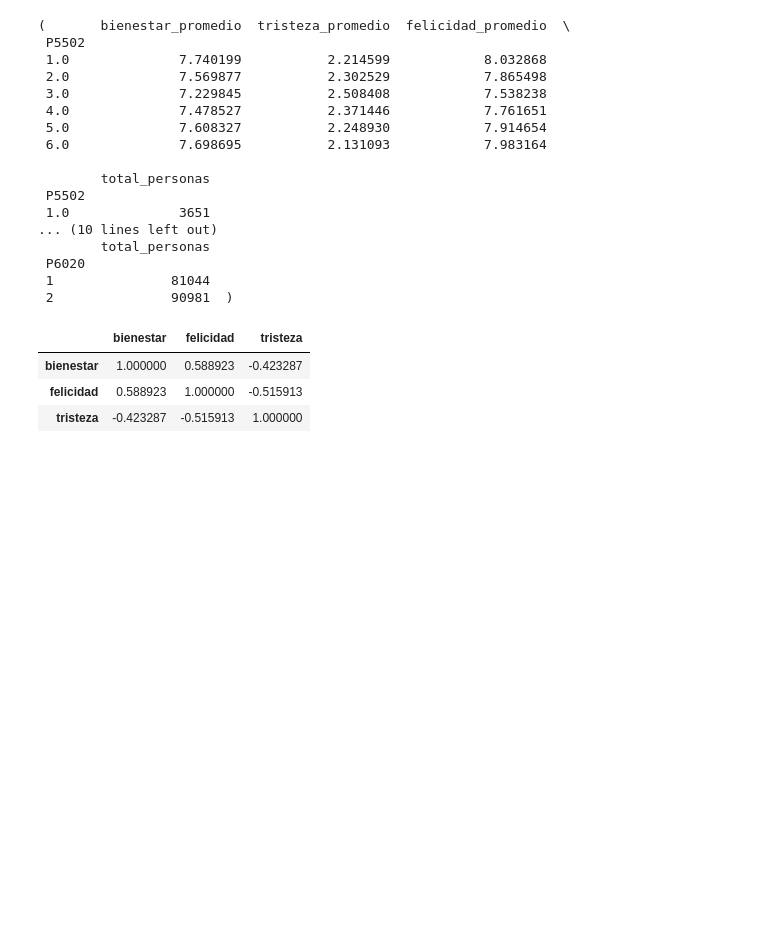
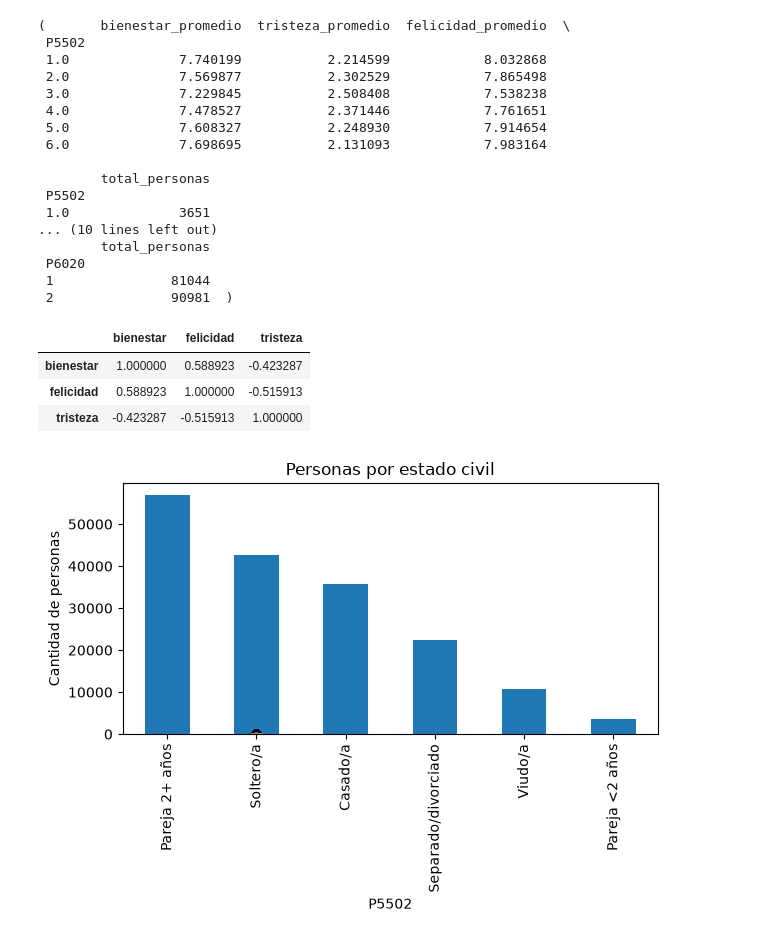
Before and after one commit to Sebast68h/PROYECTO-1-DATA, a Jupyter notebook: notebooks/Proyecto1.ipynb, the cells around one changed output. Cells and saved outputs as stored; diff of their text form; code cells hidden in the pictures; blank space fills up the shorter version.

```diff
--- a/notebooks/Proyecto1.ipynb
+++ b/notebooks/Proyecto1.ipynb
@@ -340,3 +341,21 @@ usable[["bienestar", "felicidad", "tristeza"]].corr()
 | bienestar | 1.000000 | 0.588923 | -0.423287 |
 | felicidad | 0.588923 | 1.000000 | -0.515913 |
 | tristeza | -0.423287 | -0.515913 | 1.000000 |
+# %%
+
+os.makedirs("../outputs/figures", exist_ok=True)
+estados = {1: "Pareja <2 años", 2: "Pareja 2+ años", 3: "Viudo/a",
+           4: "Separado/divorciado", 5: "Soltero/a", 6: "Casado/a"}
+sexos = {1: "Hombre", 2: "Mujer"}
+
+def guardar_img(nombre):
+    """Guarda el gráfico en la carpeta y después lo muestra."""
+    plt.tight_layout()
+    plt.savefig("../outputs/figures/" + nombre)
+    plt.show()
+# %%
+usable["P5502"].map(estados).value_counts().plot(kind="bar", title="Personas por estado civil")
+plt.ylabel("Cantidad de personas")
+guardar_img("estado_civil_barras.png")
+# %% [output]
+[figure, added]
```
Also changed, not shown: parts of 6 cells of this notebook, 1 other file.
